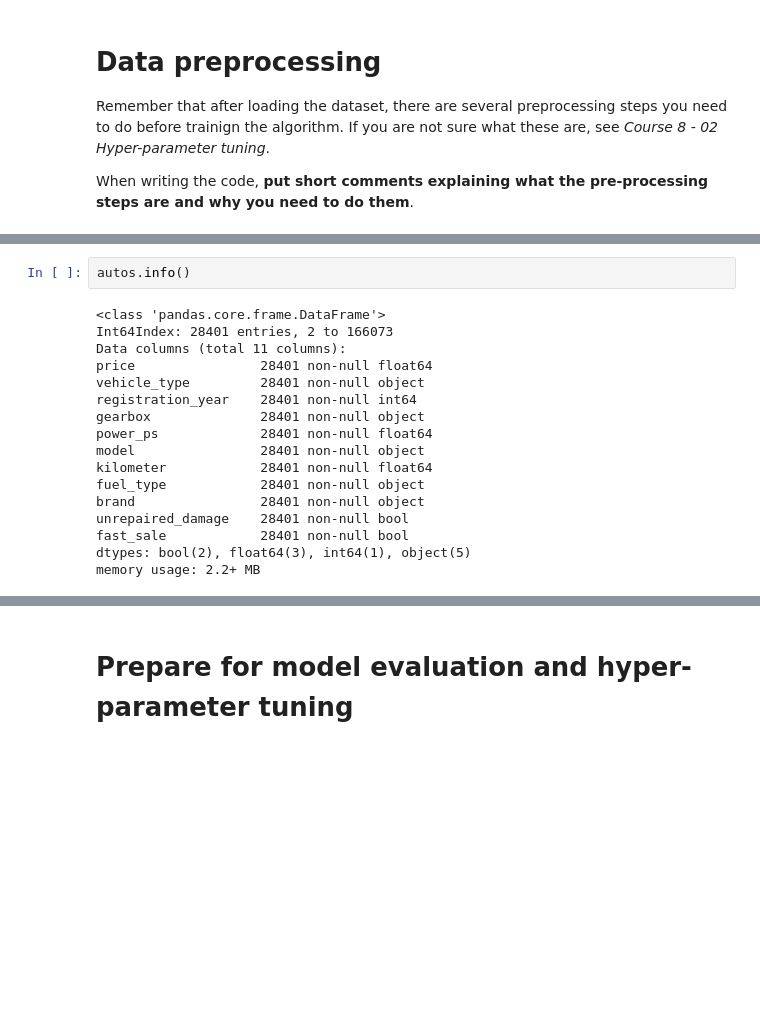
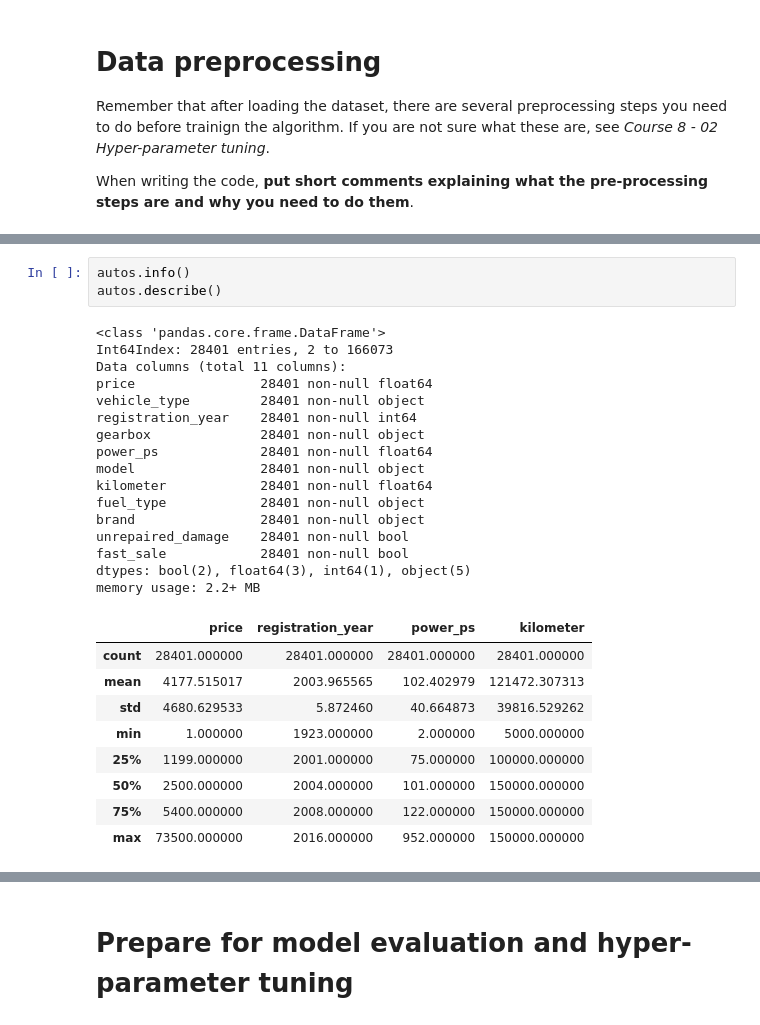
Before and after one commit to abousedas/datamining-tp02, a Jupyter notebook: TP2 - 01 Description.ipynb, the cells around one changed output, grey strips where cells are left out. Drawn from its saved outputs; the diff is of its cells as text; blank space fills up the shorter version.

```diff
--- a/TP2 - 01 Description.ipynb
+++ b/TP2 - 01 Description.ipynb
@@ -89,19 +84,29 @@ autos.head()
 # %%
 autos.info()
+autos.describe()
 # %% [output]
 <class 'pandas.core.frame.DataFrame'>
 Int64Index: 28401 entries, 2 to 166073
 Data columns (total 11 columns):
 price                28401 non-null float64
 vehicle_type         28401 non-null object
 registration_year    28401 non-null int64
 gearbox              28401 non-null object
 power_ps             28401 non-null float64
 model                28401 non-null object
 kilometer            28401 non-null float64
 fuel_type            28401 non-null object
 brand                28401 non-null object
 unrepaired_damage    28401 non-null bool
 fast_sale            28401 non-null bool
 dtypes: bool(2), float64(3), int64(1), object(5)
 memory usage: 2.2+ MB
+|  | price | registration_year | power_ps | kilometer |
+| count | 28401.000000 | 28401.000000 | 28401.000000 | 28401.000000 |
+| mean | 4177.515017 | 2003.965565 | 102.402979 | 121472.307313 |
+| std | 4680.629533 | 5.872460 | 40.664873 | 39816.529262 |
+| min | 1.000000 | 1923.000000 | 2.000000 | 5000.000000 |
+| 25% | 1199.000000 | 2001.000000 | 75.000000 | 100000.000000 |
+| 50% | 2500.000000 | 2004.000000 | 101.000000 | 150000.000000 |
+| 75% | 5400.000000 | 2008.000000 | 122.000000 | 150000.000000 |
+| max | 73500.000000 | 2016.000000 | 952.000000 | 150000.000000 |
```
Also changed, not shown: parts of 28 cells of this notebook.
